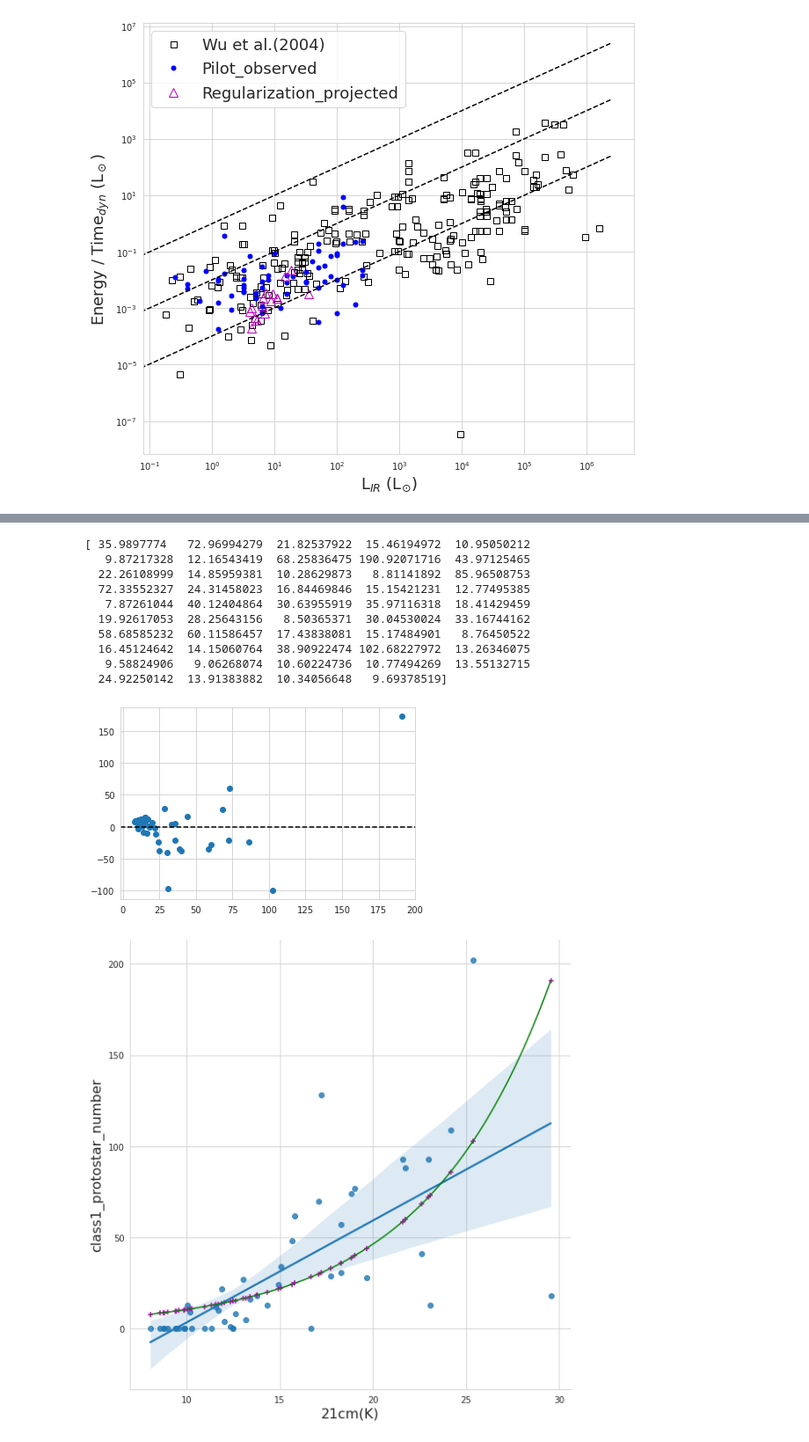
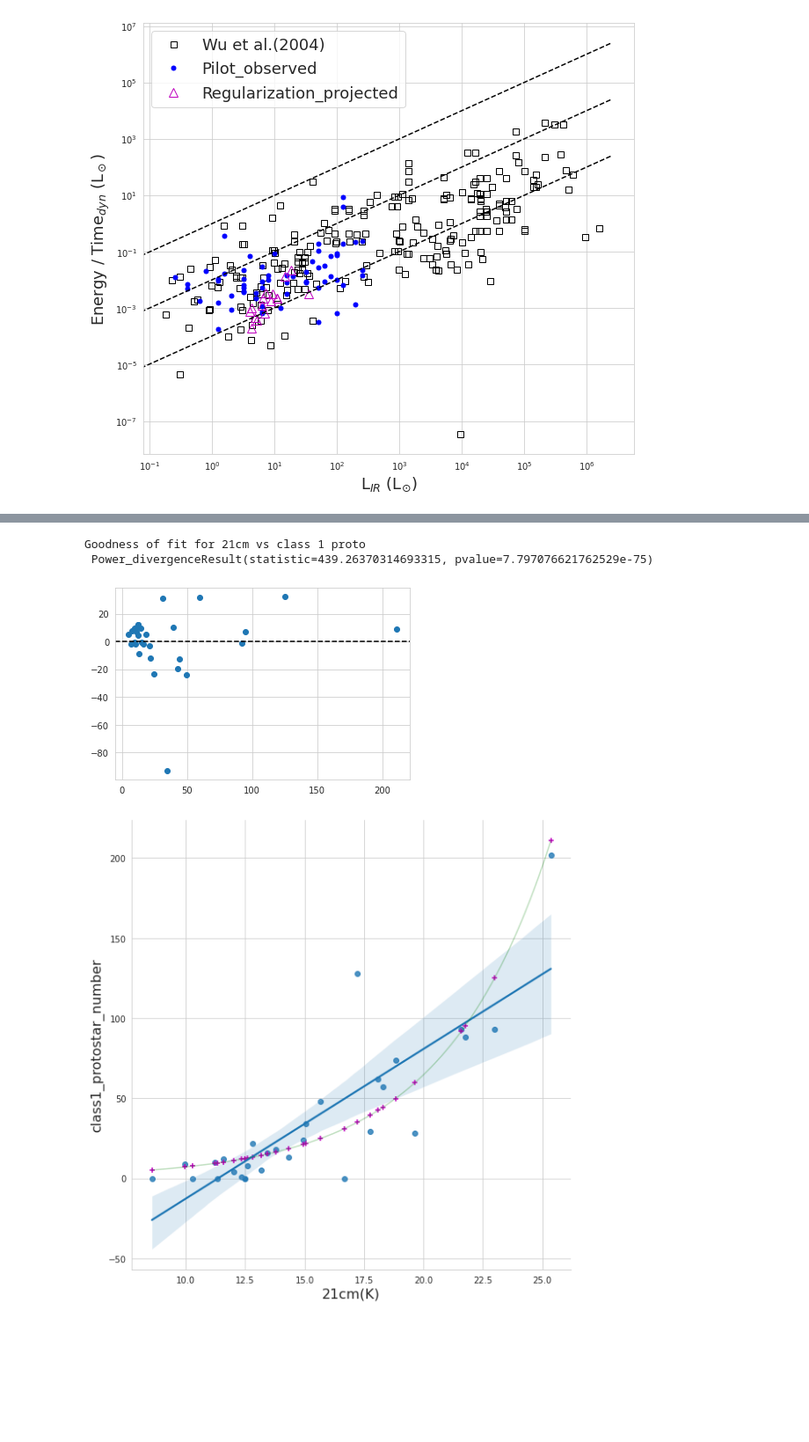
Before and after one commit to sdeb-alpinisteF/Large-sample-outflows-in-CygX-and-ML-methods, a Jupyter notebook: notebooks/03_ML_models.ipynb, the cells around one changed output, grey strips where cells are left out. Shown at 88% size. Drawn from its saved outputs; the diff is of its cells as text; code cells hidden in the pictures; blank space fills up the shorter version.

```diff
--- a/notebooks/03_ML_models.ipynb
+++ b/notebooks/03_ML_models.ipynb
@@ -672,62 +703,58 @@ plt.close()
 # %%
-#>> Class 1 NUMBER BASED ON 12CO AND 21CM DATA
+#>>>>>>>>>>>>>>>>>>>>>>>>>>>>>>>>>>>>>>>>>>>>>>>>>>>>>>>>>>>>>>>>>>>>>>>>>>>>>>>>  #>> Class 1 NUMBER BASED ON 12CO AND 21CM DATA  >>>>>>>>>>>>>>>>>>>>>>>>>>>>>>>>>>
+
 from sklearn.linear_model import PoissonRegressor
-
-
-########################################################
 features = ['12CO(K km/s)',	'21cm(K)']
-X = outflow_df[['12CO_zscore(K km/s)']]
+target = ['class1_protostar_number']
+####################################################
+X = outflow_df[['12CO(K km/s)']]
 #X = outflow_df[features]
 y = outflow_df[target]
 pr = PoissonRegressor() # instantiating the regressor class
-pr.fit(X, y)
+pr.fit(np.array(X).flatten().reshape(-1,1),  np.array(y).flatten())
 
-y_pred = pr.predict(X)
-print(y_pred)
+y_pred = pr.predict(np.array(X).flatten().reshape(-1,1))
 res = y_pred - np.array(y).flatten()
-
+#perform Chi-Square Goodness of Fit Test
+print('Goodness of fit for CO vs class 1 proto','\n',stats.chisquare(np.array(y).flatten(), y_pred))
 plt.scatter(y_pred, res.reshape(-1,1))
 plt.axhline(y=0, linestyle='--', color='k')
 plt.show()
-
 plt.close()
 
-x = np.linspace(outflow_df[['12CO_zscore(K km/s)']].min(), outflow_df[['12CO_zscore(K km/s)']].max(), 10000)
+
+x = np.linspace(outflow_df[['12CO(K km/s)']].min(), outflow_df[['12CO(K km/s)']].max(), 10000)
 y_pred_curve = pr.predict(x)
-sns.lmplot(data=outflow_df, x='12CO_zscore(K km/s)', y='class1_protostar_number', hue=None, height=8, ci=95)
-plt.plot( x, y_pred_curve, color='r')
-plt.xlabel("12CO_zscore(K km/s)", fontsize = 16)
+sns.lmplot(data=outflow_df, x='12CO(K km/s)', y='class1_protostar_number', hue=None,height=8, ci=95)
+plt.plot( x, y_pred_curve, color='g', alpha=0.25)
+plt.scatter(X,y_pred,color='m',marker='+',label='fitted')
+plt.xlabel("12CO(K km/s)", fontsize = 16)
 plt.ylabel("class1_protostar_number", fontsize = 16)
 plt.show()
 plt.close()
 
-
-
-
-###################################################
-features = ['12CO(K km/s)',	'21cm(K)']
-target = ['class1_protostar_number']
+############################################################################################
 X = outflow_df[['21cm(K)']]
 #X = outflow_df[features]
 y = outflow_df[target]
 pr = PoissonRegressor() # instantiating the regressor class
-pr.fit(X, y)
+pr.fit(np.array(X).flatten().reshape(-1,1),  np.array(y).flatten())
 
-y_pred = pr.predict(X)
-print(y_pred)
+y_pred = pr.predict(np.array(X).flatten().reshape(-1,1))
 res = y_pred - np.array(y).flatten()
-
+#perform Chi-Square Goodness of Fit Test
+print('Goodness of fit for 21cm vs class 1 proto','\n',stats.chisquare(np.array(y).flatten(), y_pred))
 plt.scatter(y_pred, res.reshape(-1,1))
 plt.axhline(y=0, linestyle='--', color='k')
 plt.show()
-
+plt.close()
 
 
 x = np.linspace(outflow_df[['21cm(K)']].min(), outflow_df[['21cm(K)']].max(), 10000)
 y_pred_curve = pr.predict(x)
 sns.lmplot(data=outflow_df, x='21cm(K)', y='class1_protostar_number', hue=None, height=8, ci=95)
-plt.scatter(X,y_pred,color='m',marker='+')
-plt.plot( x, y_pred_curve, color='g')
+plt.plot( x, y_pred_curve, color='g', alpha=0.25)
+plt.scatter(X,y_pred,color='m',marker='+',label='fitted')
 plt.xlabel("21cm(K)", fontsize = 16)
 plt.ylabel("class1_protostar_number", fontsize = 16)
 plt.show()
@@ -748,12 +767,4 @@ plt.close()
-[ 35.9897774   72.96994279  21.82537922  15.46194972  10.95050212
-   9.87217328  12.16543419  68.25836475 190.92071716  43.97125465
-  22.26108999  14.85959381  10.28629873   8.81141892  85.96508753
-  72.33552327  24.31458023  16.84469846  15.15421231  12.77495385
-   7.87261044  40.12404864  30.63955919  35.97116318  18.41429459
-  19.92617053  28.25643156   8.50365371  30.04530024  33.16744162
-  58.68585232  60.11586457  17.43838081  15.17484901   8.76450522
-  16.45124642  14.15060764  38.90922474 102.68227972  13.26346075
-   9.58824906   9.06268074  10.60224736  10.77494269  13.55132715
-  24.92250142  13.91383882  10.34056648   9.69378519]
+Goodness of fit for 21cm vs class 1 proto
+ Power_divergenceResult(statistic=439.26370314693315, pvalue=7.797076621762529e-75)
-[figure, old version]
+[figure, new version]
-[figure, old version]
+[figure, new version]
```
Also changed, not shown: parts of 13 cells of this notebook, 7 other files.
